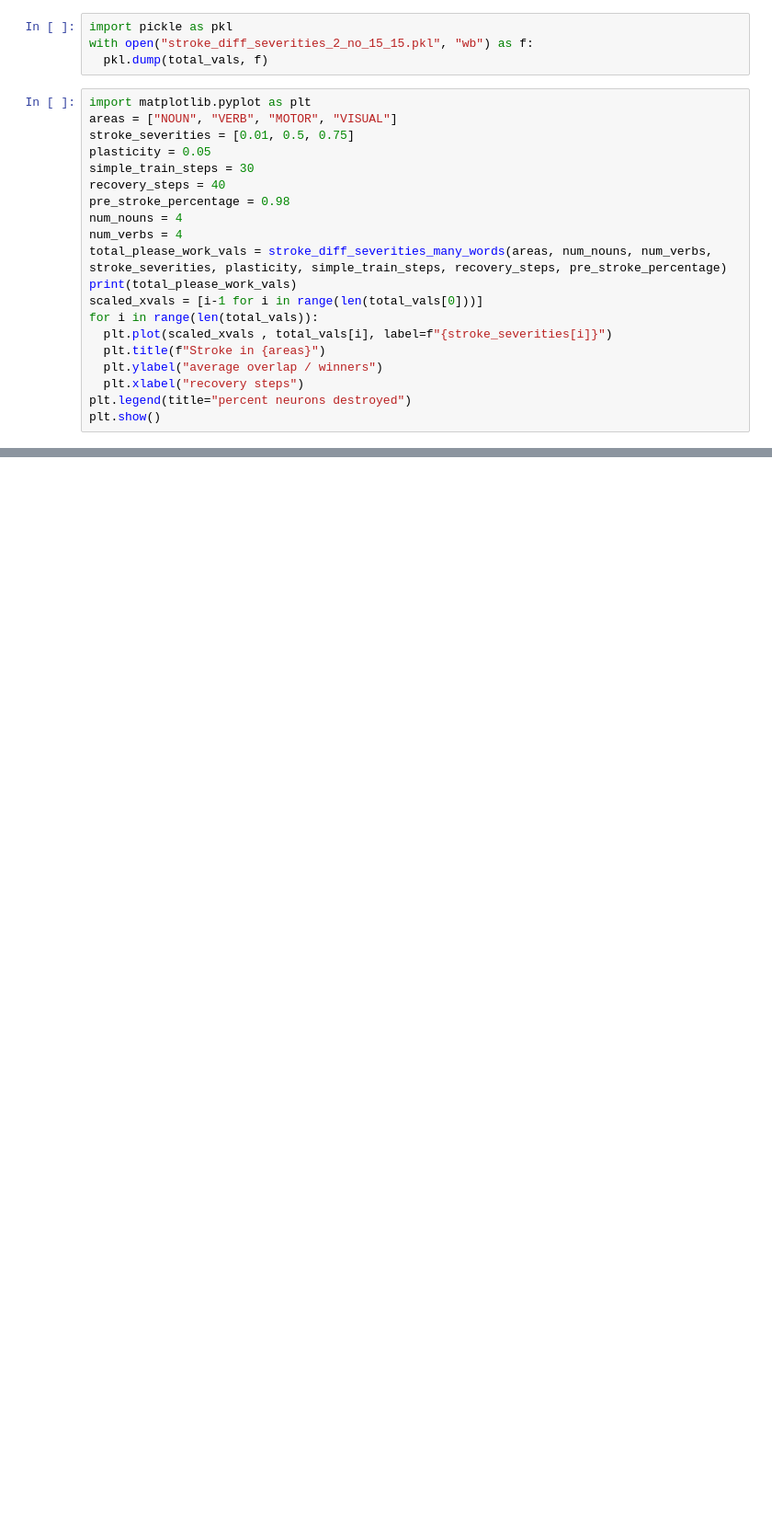
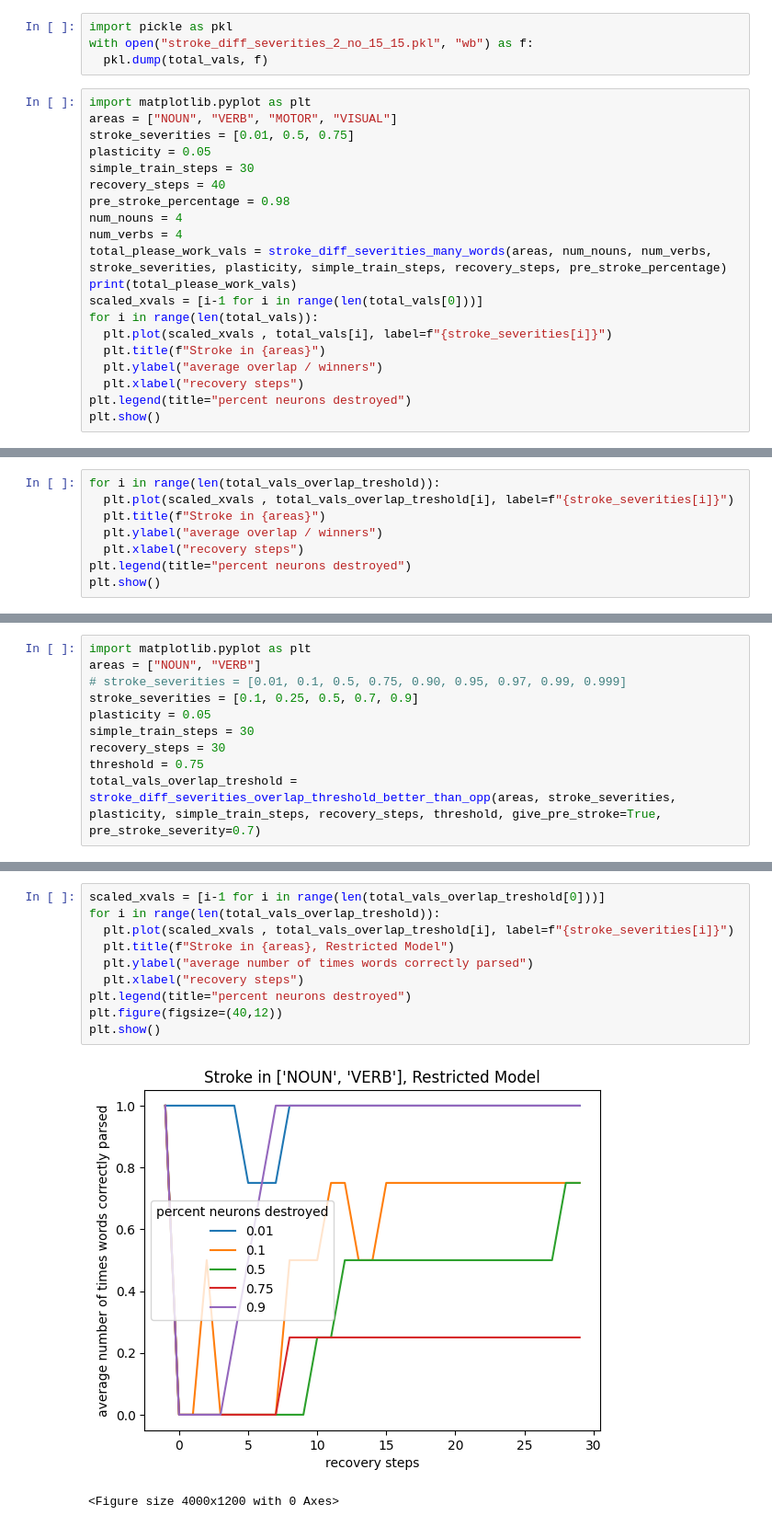
Before and after one commit to ddevaul/assemblies-simulated-stroke, a Jupyter notebook: test_simple.ipynb, the cells around one changed output, grey strips where cells are left out. Shown: that part at 92% size. Saved outputs shown, nothing was run; the diff lists cells and outputs as text; blank space fills up the shorter version.

```diff
--- a/test_simple.ipynb
+++ b/test_simple.ipynb
@@ -464,0 +488,8 @@ Round 0
+# %%
+for i in range(len(total_vals_overlap_treshold)):
+  plt.plot(scaled_xvals , total_vals_overlap_treshold[i], label=f"{stroke_severities[i]}")
+  plt.title(f"Stroke in {areas}")
+  plt.ylabel("average overlap / winners")
+  plt.xlabel("recovery steps")
+plt.legend(title="percent neurons destroyed")
+plt.show()
@@ -464,0 +542,10 @@ Round 0
+# %%
+import matplotlib.pyplot as plt
+areas = ["NOUN", "VERB"]
+# stroke_severities = [0.01, 0.1, 0.5, 0.75, 0.90, 0.95, 0.97, 0.99, 0.999]
+stroke_severities = [0.1, 0.25, 0.5, 0.7, 0.9]
+plasticity = 0.05
+simple_train_steps = 30
+recovery_steps = 30
+threshold = 0.75
+total_vals_overlap_treshold = stroke_diff_severities_overlap_threshold_better_than_opp(areas, stroke_severities, plasticity, simple_train_steps, recovery_steps, threshold, give_pre_stroke=True, pre_stroke_severity=0.7)
@@ -464,0 +570,13 @@ Round 0
+# %%
+scaled_xvals = [i-1 for i in range(len(total_vals_overlap_treshold[0]))]
+for i in range(len(total_vals_overlap_treshold)):
+  plt.plot(scaled_xvals , total_vals_overlap_treshold[i], label=f"{stroke_severities[i]}")
+  plt.title(f"Stroke in {areas}, Restricted Model")
+  plt.ylabel("average number of times words correctly parsed")
+  plt.xlabel("recovery steps")
+plt.legend(title="percent neurons destroyed")
+plt.figure(figsize=(40,12))
+plt.show()
+# %% [output]
+[figure, added]
+<Figure size 4000x1200 with 0 Axes>
```
Also changed, not shown: parts of 24 cells of this notebook, 2 other files.
